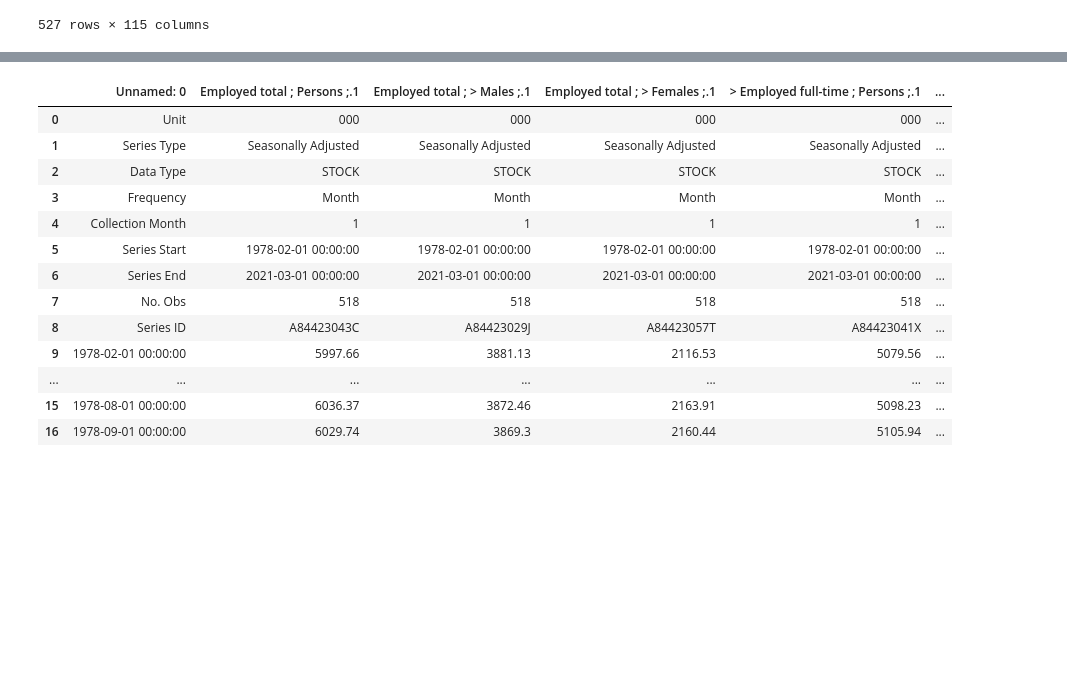
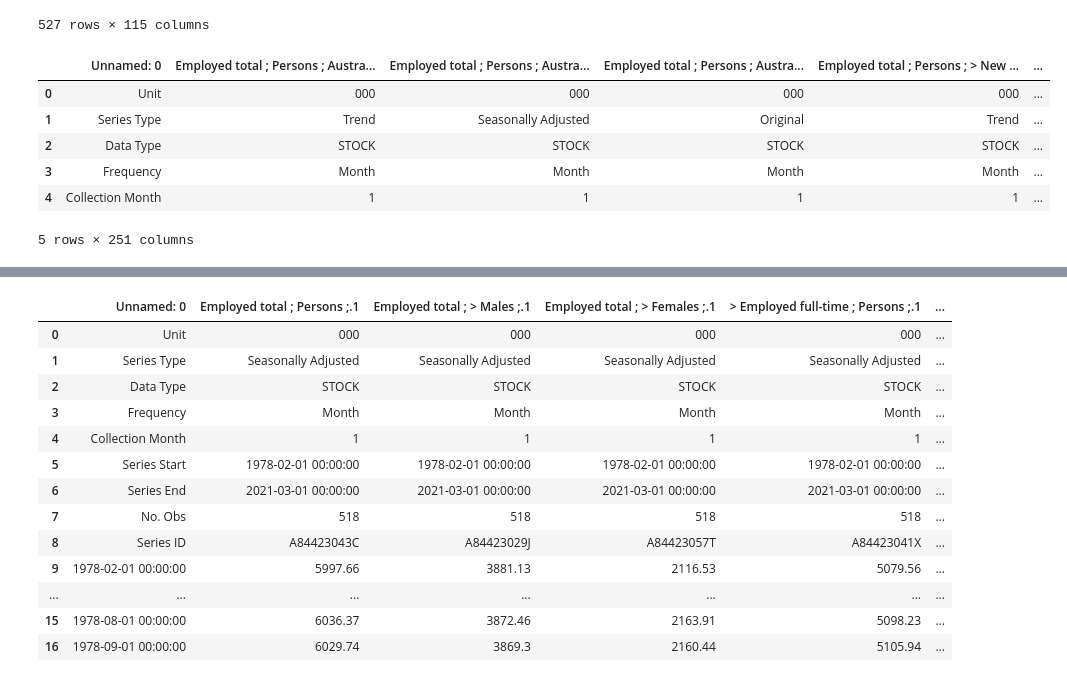
Before and after one commit to rfcamo/group5project, a Jupyter notebook: employment_data/employment_clean.ipynb, the cells around one changed output, grey strips where cells are left out. Saved outputs shown, nothing was run; the diff lists cells and outputs as text; code cells hidden in the pictures; blank space fills up the shorter version.

Commit message:
cleaned unemployment by state

```diff
--- a/employment_data/employment_clean.ipynb
+++ b/employment_data/employment_clean.ipynb
@@ -24,6 +27,16 @@ xls_data
 | 525 | 2021-02-01 00:00:00 | NaN | 13006.9 | 13053.9 | NaN | ... |
 | 526 | 2021-03-01 00:00:00 | NaN | 13077.6 | 13082.7 | NaN | ... |
 527 rows × 115 columns
+# %%
+state_data.head()
+# %% [output]
+|  | Unnamed: 0 | Employed total ; Persons ; Austra... | Employed total ; Persons ; Austra... | Employed total ; Persons ; Austra... | Employed total ; Persons ; > New ... | ... |
+| 0 | Unit | 000 | 000 | 000 | 000 | ... |
+| 1 | Series Type | Trend | Seasonally Adjusted | Original | Trend | ... |
+| 2 | Data Type | STOCK | STOCK | STOCK | STOCK | ... |
+| 3 | Frequency | Month | Month | Month | Month | ... |
+| 4 | Collection Month | 1 | 1 | 1 | 1 | ... |
+5 rows × 251 columns
 # %%
 # Transpose dataframe
 trans_to = xls_data.T
```
Also changed, not shown: parts of 2 cells of this notebook, 12 other files.
